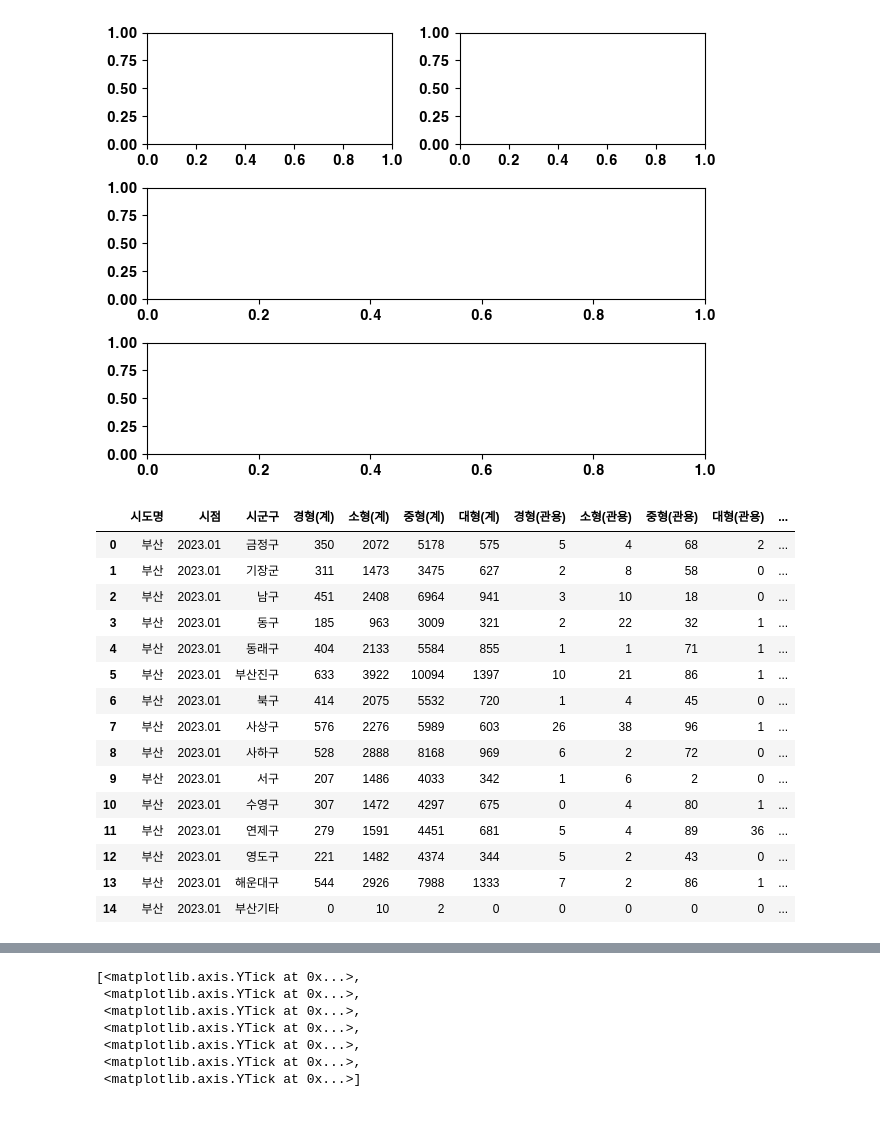
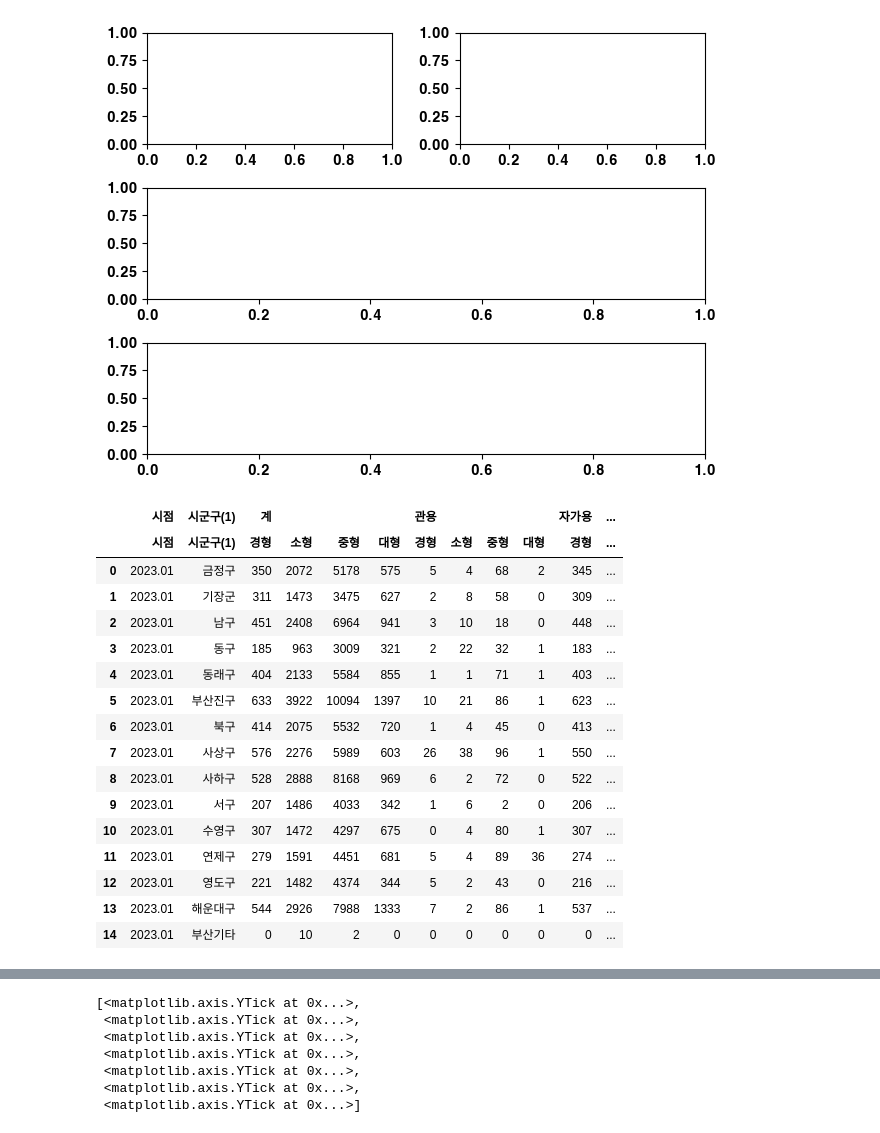
Before and after one commit to theif45/AWS_Study_jonghyun_202212, a Jupyter notebook: python/27day/matplotlib.ipynb, the cells around one changed output, grey strips where cells are left out. Drawn from its saved outputs; the diff is of its cells as text; code cells hidden in the pictures.

```diff
--- a/python/27day/matplotlib.ipynb
+++ b/python/27day/matplotlib.ipynb
@@ -35,25 +35,29 @@ ax4 = fig1.add_subplot(3,1,3)
 # %% [output]
 [figure]
 # %%
-pd_data = pd.read_csv('이륜차신고현황_시도별_20230309170634.csv', encoding='cp949')
-col_name = ['시도명','시점','시군구','경형(계)','소형(계)','중형(계)','대형(계)','경형(관용)','소형(관용)','중형(관용)','대형(관용)','경형(자가용)','소형(자가용)','중형(자가용)','대형(자가용)']
-pd_data = pd_data.iloc[1:,:].reset_index(drop=True)
-pd_data.columns = col_name
-pd_data
+df1 = pd.read_csv('이륜차신고현황_시도별_20230309170634.csv', encoding='cp949', header=[0,1])
+df1.drop(('시도명(1)','시도명(1)'),axis=1,inplace=True)
+df1
+# df1[('계','경형')]
+# col_name = ['시도명','시점','시군구','경형(계)','소형(계)','중형(계)','대형(계)','경형(관용)','소형(관용)','중형(관용)','대형(관용)','경형(자가용)','소형(자가용)','중형(자가용)','대형(자가용)']
+# pd_data = pd_data.iloc[1:,:].reset_index(drop=True)
+# pd_data.columns = col_name
+# pd_data
 # %% [output]
-|  | 시도명 | 시점 | 시군구 | 경형(계) | 소형(계) | 중형(계) | 대형(계) | 경형(관용) | 소형(관용) | 중형(관용) | 대형(관용) | ... |
-| 0 | 부산 | 2023.01 | 금정구 | 350 | 2072 | 5178 | 575 | 5 | 4 | 68 | 2 | ... |
-| 1 | 부산 | 2023.01 | 기장군 | 311 | 1473 | 3475 | 627 | 2 | 8 | 58 | 0 | ... |
-| 2 | 부산 | 2023.01 | 남구 | 451 | 2408 | 6964 | 941 | 3 | 10 | 18 | 0 | ... |
-| 3 | 부산 | 2023.01 | 동구 | 185 | 963 | 3009 | 321 | 2 | 22 | 32 | 1 | ... |
-| 4 | 부산 | 2023.01 | 동래구 | 404 | 2133 | 5584 | 855 | 1 | 1 | 71 | 1 | ... |
-| 5 | 부산 | 2023.01 | 부산진구 | 633 | 3922 | 10094 | 1397 | 10 | 21 | 86 | 1 | ... |
-| 6 | 부산 | 2023.01 | 북구 | 414 | 2075 | 5532 | 720 | 1 | 4 | 45 | 0 | ... |
-| 7 | 부산 | 2023.01 | 사상구 | 576 | 2276 | 5989 | 603 | 26 | 38 | 96 | 1 | ... |
-| 8 | 부산 | 2023.01 | 사하구 | 528 | 2888 | 8168 | 969 | 6 | 2 | 72 | 0 | ... |
-| 9 | 부산 | 2023.01 | 서구 | 207 | 1486 | 4033 | 342 | 1 | 6 | 2 | 0 | ... |
-| 10 | 부산 | 2023.01 | 수영구 | 307 | 1472 | 4297 | 675 | 0 | 4 | 80 | 1 | ... |
-| 11 | 부산 | 2023.01 | 연제구 | 279 | 1591 | 4451 | 681 | 5 | 4 | 89 | 36 | ... |
-| 12 | 부산 | 2023.01 | 영도구 | 221 | 1482 | 4374 | 344 | 5 | 2 | 43 | 0 | ... |
-| 13 | 부산 | 2023.01 | 해운대구 | 544 | 2926 | 7988 | 1333 | 7 | 2 | 86 | 1 | ... |
-| 14 | 부산 | 2023.01 | 부산기타 | 0 | 10 | 2 | 0 | 0 | 0 | 0 | 0 | ... |
+|  | 시점 | 시군구(1) | 계 |  |  |  | 관용 |  |  |  | 자가용 | ... |
+|  | 시점 | 시군구(1) | 경형 | 소형 | 중형 | 대형 | 경형 | 소형 | 중형 | 대형 | 경형 | ... |
+| 0 | 2023.01 | 금정구 | 350 | 2072 | 5178 | 575 | 5 | 4 | 68 | 2 | 345 | ... |
+| 1 | 2023.01 | 기장군 | 311 | 1473 | 3475 | 627 | 2 | 8 | 58 | 0 | 309 | ... |
+| 2 | 2023.01 | 남구 | 451 | 2408 | 6964 | 941 | 3 | 10 | 18 | 0 | 448 | ... |
+| 3 | 2023.01 | 동구 | 185 | 963 | 3009 | 321 | 2 | 22 | 32 | 1 | 183 | ... |
+| 4 | 2023.01 | 동래구 | 404 | 2133 | 5584 | 855 | 1 | 1 | 71 | 1 | 403 | ... |
+| 5 | 2023.01 | 부산진구 | 633 | 3922 | 10094 | 1397 | 10 | 21 | 86 | 1 | 623 | ... |
+| 6 | 2023.01 | 북구 | 414 | 2075 | 5532 | 720 | 1 | 4 | 45 | 0 | 413 | ... |
+| 7 | 2023.01 | 사상구 | 576 | 2276 | 5989 | 603 | 26 | 38 | 96 | 1 | 550 | ... |
+| 8 | 2023.01 | 사하구 | 528 | 2888 | 8168 | 969 | 6 | 2 | 72 | 0 | 522 | ... |
+| 9 | 2023.01 | 서구 | 207 | 1486 | 4033 | 342 | 1 | 6 | 2 | 0 | 206 | ... |
+| 10 | 2023.01 | 수영구 | 307 | 1472 | 4297 | 675 | 0 | 4 | 80 | 1 | 307 | ... |
+| 11 | 2023.01 | 연제구 | 279 | 1591 | 4451 | 681 | 5 | 4 | 89 | 36 | 274 | ... |
+| 12 | 2023.01 | 영도구 | 221 | 1482 | 4374 | 344 | 5 | 2 | 43 | 0 | 216 | ... |
+| 13 | 2023.01 | 해운대구 | 544 | 2926 | 7988 | 1333 | 7 | 2 | 86 | 1 | 537 | ... |
+| 14 | 2023.01 | 부산기타 | 0 | 10 | 2 | 0 | 0 | 0 | 0 | 0 | 0 | ... |
```
Also changed, not shown: parts of 2 cells of this notebook, 4 other files.
